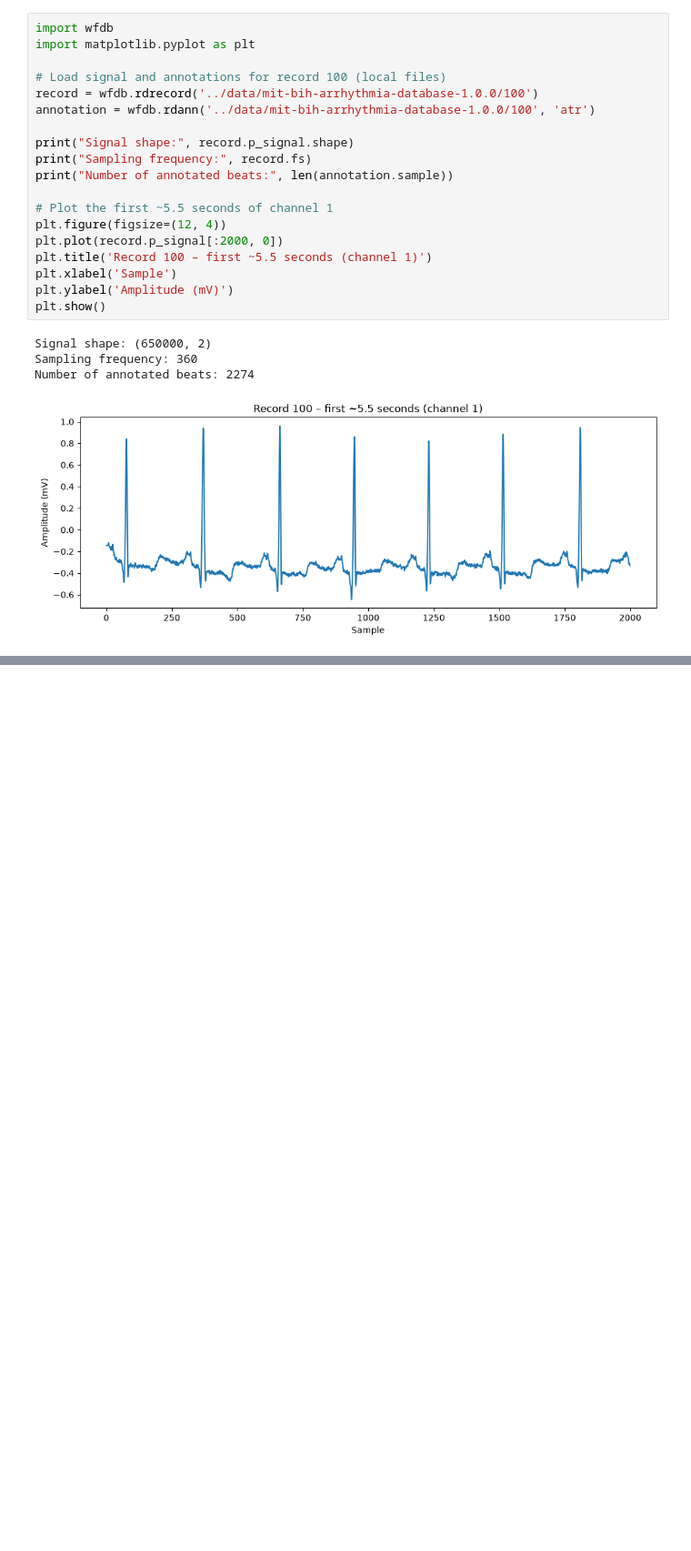
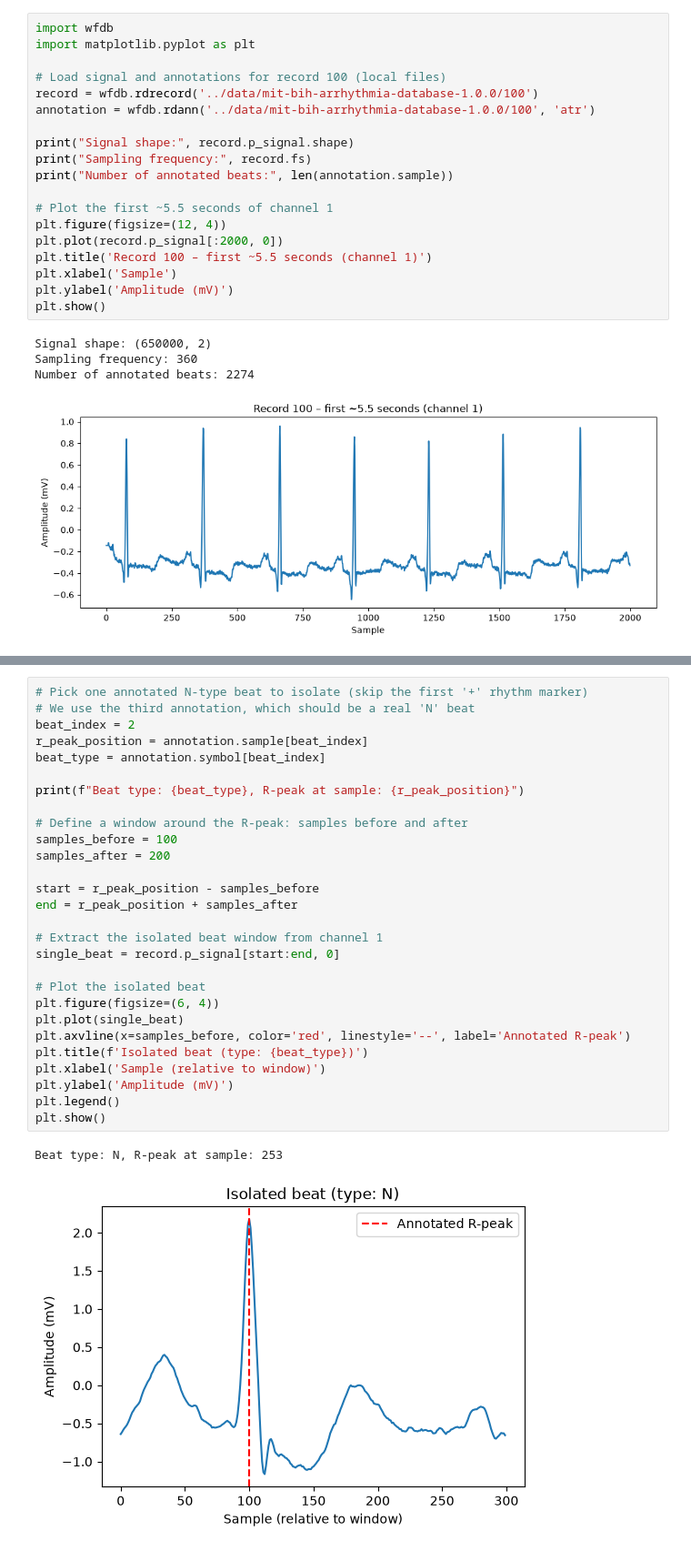
Before and after one commit to RasSved/Data-Mining-Project, a Jupyter notebook: notebooks/EDA.ipynb, the cells around one changed output, grey strips where cells are left out. Shown at 91% size. Saved outputs shown, nothing was run; the diff lists cells and outputs as text; blank space fills up the shorter version.

```diff
--- a/notebooks/EDA.ipynb
+++ b/notebooks/EDA.ipynb
@@ -24,0 +50,31 @@ Number of annotated beats: 2274
+# %%
+# Pick one annotated N-type beat to isolate (skip the first '+' rhythm marker)
+# We use the third annotation, which should be a real 'N' beat
+beat_index = 2
+r_peak_position = annotation.sample[beat_index]
+beat_type = annotation.symbol[beat_index]
+
+print(f"Beat type: {beat_type}, R-peak at sample: {r_peak_position}")
+
+# Define a window around the R-peak: samples before and after
+samples_before = 100
+samples_after = 200
+
+start = r_peak_position - samples_before
+end = r_peak_position + samples_after
+
+# Extract the isolated beat window from channel 1
+single_beat = record.p_signal[start:end, 0]
+
+# Plot the isolated beat
+plt.figure(figsize=(6, 4))
+plt.plot(single_beat)
+plt.axvline(x=samples_before, color='red', linestyle='--', label='Annotated R-peak')
+plt.title(f'Isolated beat (type: {beat_type})')
+plt.xlabel('Sample (relative to window)')
+plt.ylabel('Amplitude (mV)')
+plt.legend()
+plt.show()
+# %% [output]
+Beat type: N, R-peak at sample: 253
+[figure, added]
```
Also changed, not shown: parts of 5 cells of this notebook.
